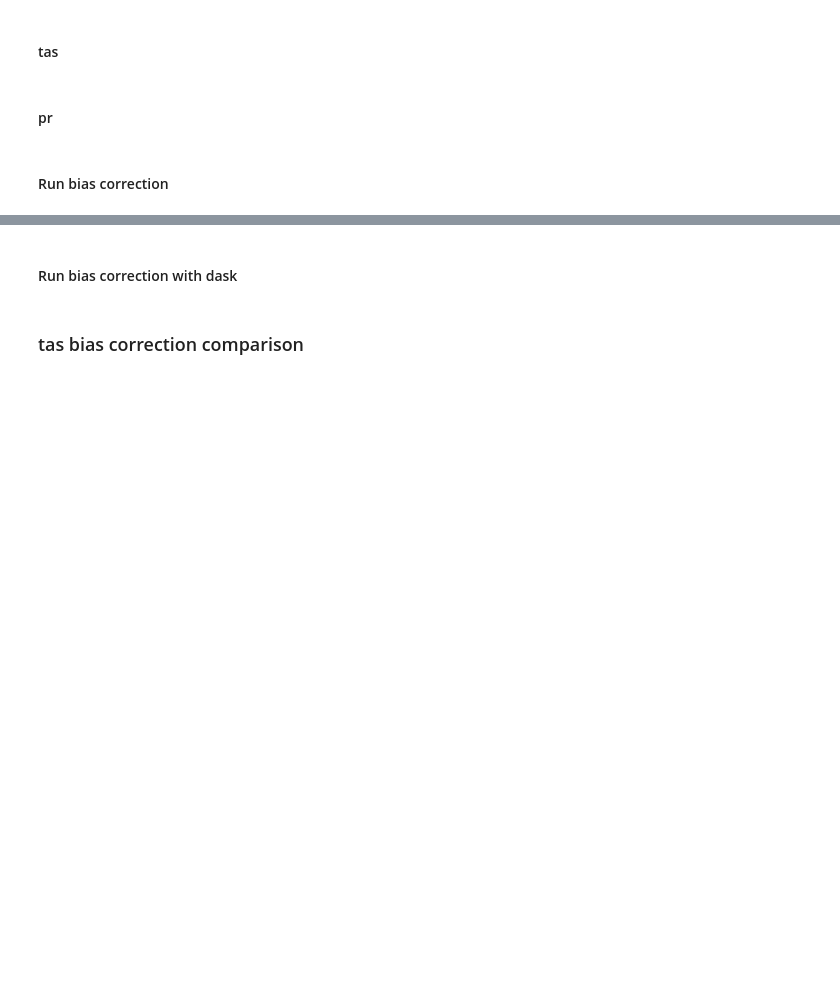
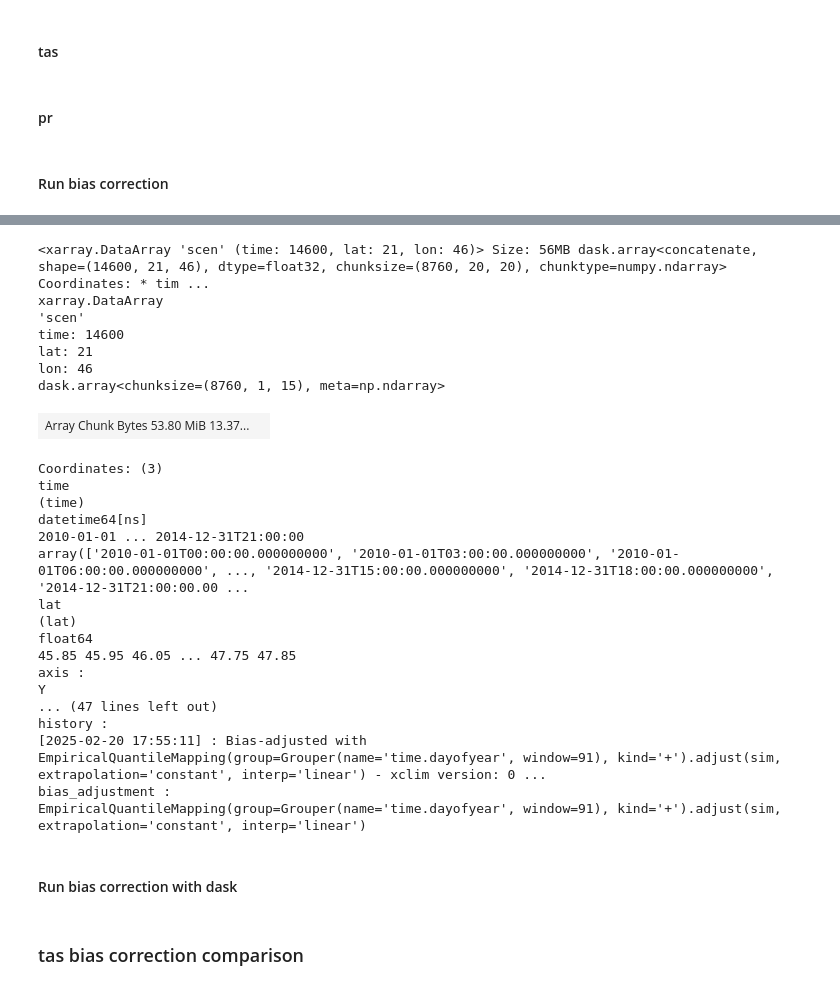
Before and after one commit to yasserhaddad/CORDEX2Energy, a Jupyter notebook: notebooks/pipeline_example.ipynb, the cells around one changed output, grey strips where cells are left out. Cells and saved outputs as stored; diff of their text form; code cells hidden in the pictures; blank space fills up the shorter version.

```diff
--- a/notebooks/pipeline_example.ipynb
+++ b/notebooks/pipeline_example.ipynb
@@ -405,8 +388,8 @@ cerra_var = "ssrd"
 regridded_cerra_var_path = path_data_processed / "cerra_processed" / "regridded"
 # %%
 chunks = {"time": -1, "lat": 20, "lon": 20}
-extent = {"lat_min": 30, "lat_max": 75, "lon_min": 10, "lon_max": 30}
-# extent = {"lat_min": 45.8, "lat_max": 47.9, "lon_min": 5.9, "lon_max": 10.5}
+# extent = {"lat_min": 30, "lat_max": 75, "lon_min": 10, "lon_max": 30}
+extent = {"lat_min": 45.8, "lat_max": 47.9, "lon_min": 5.9, "lon_max": 10.5}
 # extent = {"lat_min": 60, "lat_max": 70, "lon_min": 5, "lon_max": 10}
 climate_data = ClimateModelData(regridded_cordex_var_path / f"{cordex_var}.zarr", chunks=chunks, extent=extent, load=False)
 reanalysis_data = ClimateReanalysisData(regridded_cerra_var_path / f"{cerra_var}.zarr", chunks=chunks, extent=extent, load=False)
@@ -641,22 +624,22 @@ Wall time: 5min 56s
 # %% [markdown]
 ### Xclim bias correction
 # %%
-chunks = {"time": 500, "lat": 256, "lon": 256}
-# chunks = {"time": -1, "lat": 60, "lon": 60}
-extent = {"lat_min": 30, "lat_max": 75, "lon_min": -12, "lon_max": 30}
-# extent = {"lat_min": 45.8, "lat_max": 47.9, "lon_min": 5.9, "lon_max": 10.5}
+# chunks = {"time": 500, "lat": 256, "lon": 256}
+chunks = {"time": -1, "lat": 20, "lon": 20}
+# extent = {"lat_min": 30, "lat_max": 75, "lon_min": -12, "lon_max": 30}
+extent = {"lat_min": 45.8, "lat_max": 47.9, "lon_min": 5.9, "lon_max": 10.5}
 climate_data = ClimateModelData(regridded_cordex_var_path / f"{cordex_var}.zarr", chunks=chunks, extent=extent, load=False)
 reanalysis_data = ClimateReanalysisData(regridded_cerra_var_path / f"{cerra_var}.zarr", chunks=chunks, extent=extent, load=False)
 # %%
-reference_period=("1991", "2017")
-future_period=("2018", "2100")
+reference_period=("2010", "2012")
+future_period=("2013", "2014")
 data_var = "tas"
 
-
-reanalysis_data.ds_data = reanalysis_data.ds_data.sel(height=2).drop_vars("height")
+if "height" in reanalysis_data.ds_data.coords:
+    reanalysis_data.ds_data = reanalysis_data.ds_data.sel(height=2).drop_vars("height")
 if (
-    "height" in climate_data.ds_data.data_vars
-    and "height" not in climate_data.ds_data[args.variable].dims
+    "height" in climate_data.ds_data.coords
+    and "height" not in climate_data.ds_data[data_var].dims
 ):
     climate_data.ds_data = climate_data.ds_data.drop_vars("height")
 ds_reference = reanalysis_data.ds_data.rename({cerra_var: data_var})
@@ -765,5 +748,6 @@ if not np.array_equal(
 #### Run bias correction
 # %%
 %%time
-ds_bc_xclim = empirical_quantile_mapping(da_climate_model_data_ch_past, da_climate_model_data_ch_future, da_reanalysis_data, window_length=91, **DICT_DEFAULT_XCLIM_PARAMETERS[cordex_var])
+with ProgressBar(dt=10):
+    ds_bc_xclim = empirical_quantile_mapping(da_climate_model_data_past, da_climate_model_data_future, da_reference_data, window_length=91, **DICT_DEFAULT_XCLIM_PARAMETERS[cordex_var])
 # %% [output]
@@ -772,3 +756,31 @@ Wall time: 12min 43s
+# %%
+ds_bc_xclim
+# %% [output]
+<xarray.DataArray 'scen' (time: 14600, lat: 21, lon: 46)> Size: 56MB dask.array<concatenate, shape=(14600, 21, 46), dtype=float32, chunksize=(8760, 20, 20), chunktype=numpy.ndarray> Coordinates: * tim ...
+xarray.DataArray
+'scen'
+time: 14600
+lat: 21
+lon: 46
+dask.array<chunksize=(8760, 1, 15), meta=np.ndarray>
+| Array Chunk Bytes 53.80 MiB 13.37... |  |
+Coordinates: (3)
+time
+(time)
+datetime64[ns]
+2010-01-01 ... 2014-12-31T21:00:00
+array(['2010-01-01T00:00:00.000000000', '2010-01-01T03:00:00.000000000', '2010-01-01T06:00:00.000000000', ..., '2014-12-31T15:00:00.000000000', '2014-12-31T18:00:00.000000000', '2014-12-31T21:00:00.00 ...
+lat
+(lat)
+float64
+45.85 45.95 46.05 ... 47.75 47.85
+axis :
+Y
+... (47 lines left out)
+history :
+[2025-02-20 17:55:11] : Bias-adjusted with EmpiricalQuantileMapping(group=Grouper(name='time.dayofyear', window=91), kind='+').adjust(sim, extrapolation='constant', interp='linear') - xclim version: 0 ...
+bias_adjustment :
+EmpiricalQuantileMapping(group=Grouper(name='time.dayofyear', window=91), kind='+').adjust(sim, extrapolation='constant', interp='linear')
 # %% [markdown]
 #### Run bias correction with dask
 # %%
```
Also changed, not shown: parts of 7 cells of this notebook, 17 other files.
